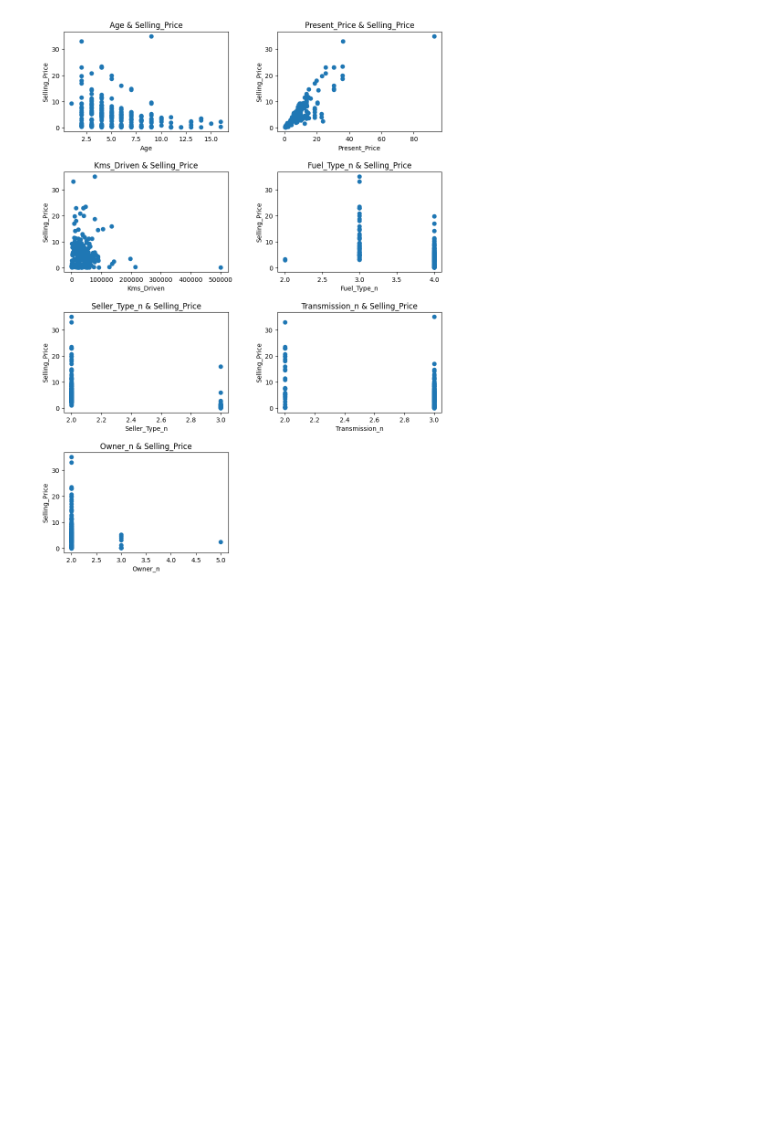
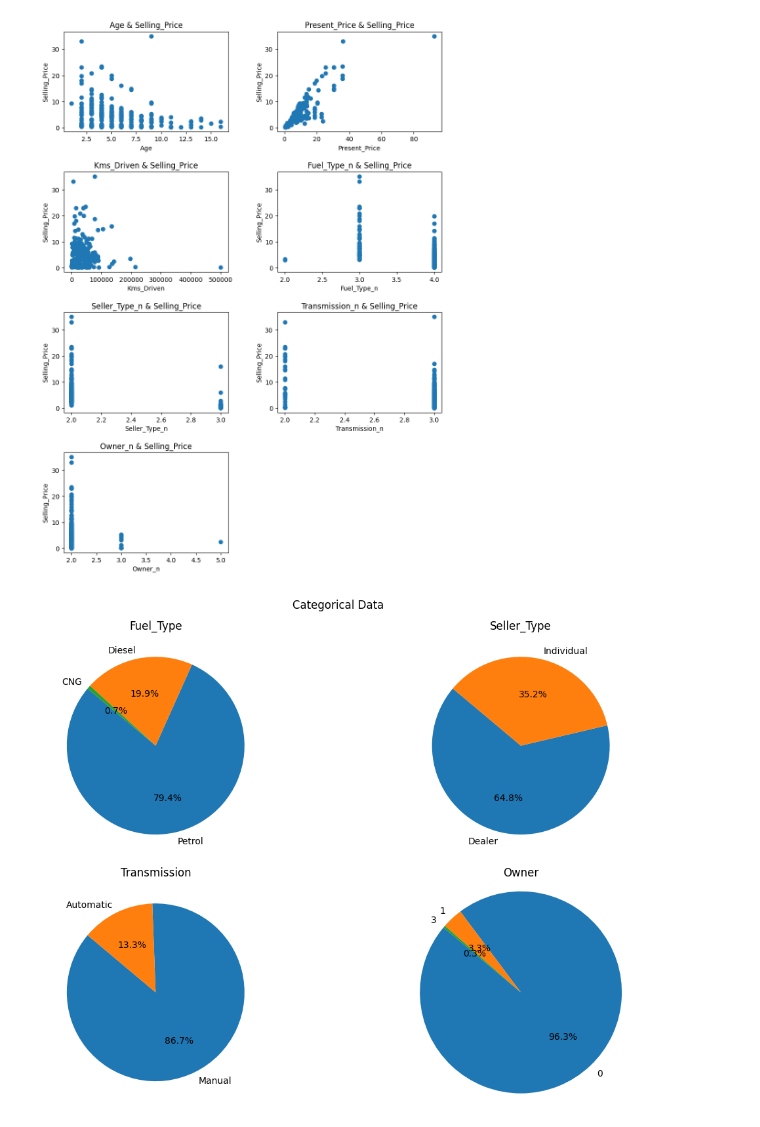
Before and after one commit to mohamadrahdan/Regression-Model-Improving-Accuracy, a Jupyter notebook: Linear Regression model.ipynb, the cells around one changed output. Drawn from its saved outputs; the diff is of its cells as text; code cells hidden in the pictures; blank space fills up the shorter version.

Commit message:
Pie chart for data

```diff
--- a/Linear Regression model.ipynb
+++ b/Linear Regression model.ipynb
@@ -108,3 +108,19 @@ plt.subplots_adjust(wspace=0.3, hspace=0.4)
 plt.show()
 # %% [output]
 [figure]
+# %%
+#Pie Charts for Categorical Data
+fig, axs = plt.subplots(2, 2, figsize=(12, 8))
+fig.suptitle('Categorical Data')
+for i, (column_name, values_array) in enumerate(data.items()):
+    row = i // 2
+    col = i % 2
+    categories = list(values_array.index)
+    values = list(values_array)
+    axs[row, col].pie(values, labels=categories, autopct='%1.1f%%', startangle=140)
+    axs[row, col].set_title(column_name)
+plt.axis('equal')
+plt.tight_layout()
+plt.show()
+# %% [output]
+[figure, added]
```
